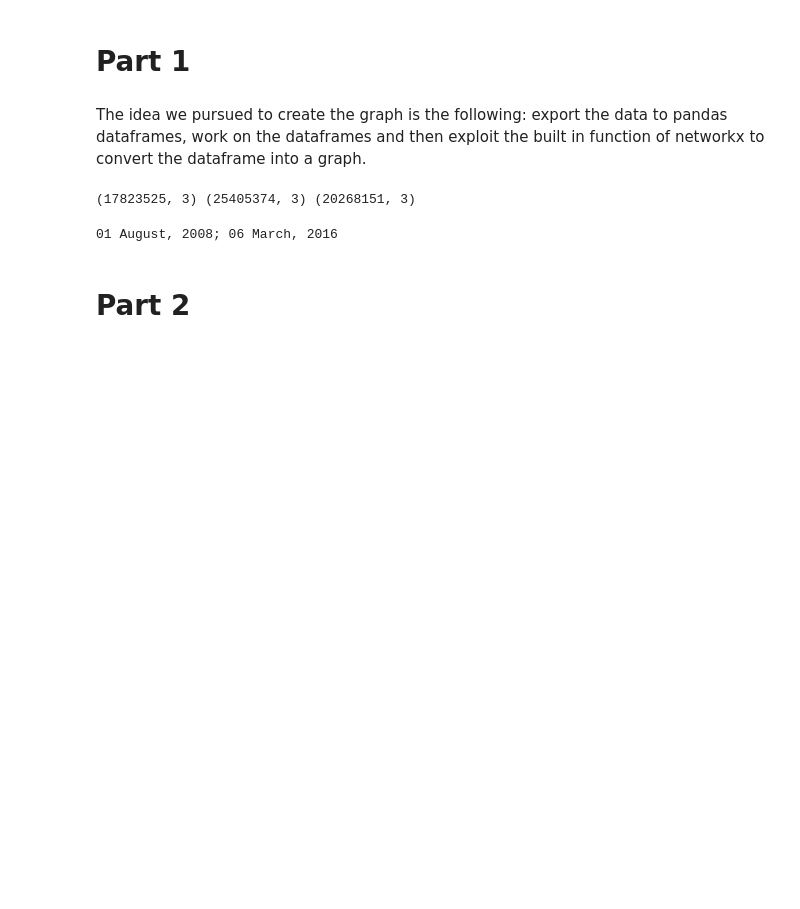
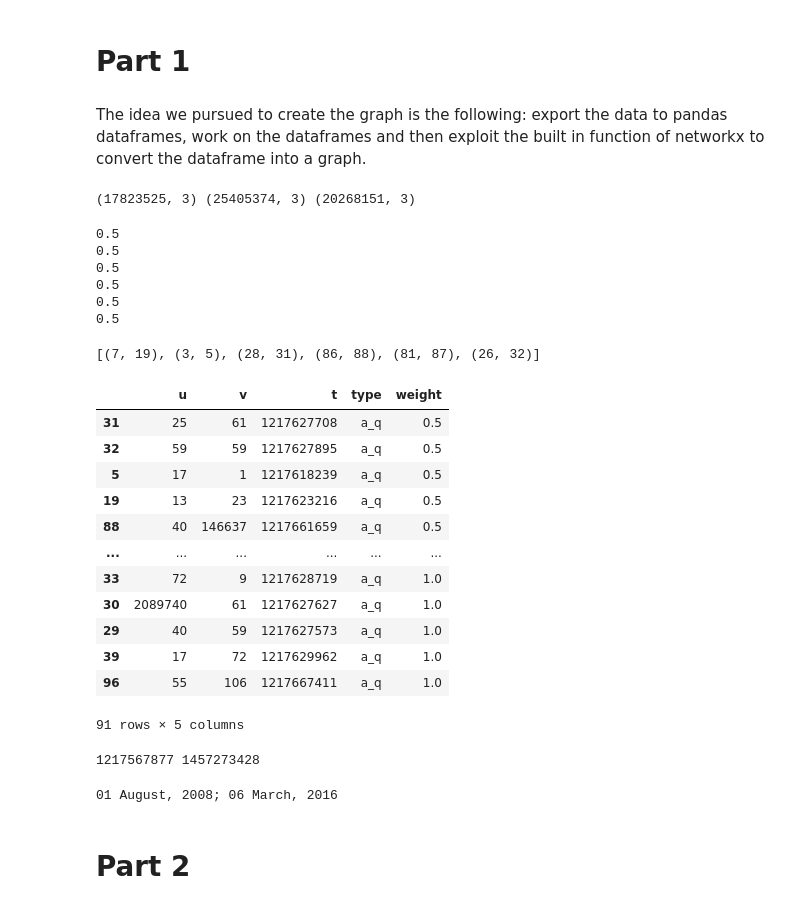
Before and after one commit to SimonePip/ADM-HW5, a Jupyter notebook: main_2.ipynb, the cells around one changed output. Drawn from its saved outputs; the diff is of its cells as text; code cells hidden in the pictures; blank space fills up the shorter version.

```diff
--- a/main_2.ipynb
+++ b/main_2.ipynb
@@ -33,9 +33,9 @@ c_a['type'] = 'c_a'
 c_q['type'] = 'c_q'
 
 #add weights column initial value of 1
-a_q['weight'] = 1
-c_a['weight'] = 1
-c_q['weight'] = 1
+a_q['weight'] = 1.
+c_a['weight'] = 1.
+c_q['weight'] = 1.
 
 #sort by time
 a_q=a_q.sort_values('t')
@@ -84,6 +84,52 @@ def create_graph(data1,time_window,self_loops=0): #given a pd dataframe clean va
     #convert the dataframe into a multi directed graph with attributes of edges being: last time of interaction, type of interaction and weight of interaction
     G = nx.from_pandas_edgelist(data1, 'u', 'v', ['t', 'type', 'weight'], create_using = nx.MultiDiGraph())
     return G
+# %%
+data1 = a_q[a_q['t'].between(m, m+100000)]
+
+#assign weight --> 1 for every edge ,+1 every time u,v (interact)
+#also remove multiple links bewtween 2 nodes and leave one that has weight 1+#interactions between the nodes
+D = data1[['u','v']]
+D = D[D.duplicated(keep=False)]
+D = D.groupby(list(D)).apply(lambda x: tuple(x.index)).tolist()
+for d in D:
+    ind = list(d)
+    val = float(len(ind))
+    drop = ind[:-1]
+    data1.at[ind[-1], 'weight'] = 1./float(val)
+    print(1./float(val))
+    data1 = data1.drop(index = drop)
+# %% [output]
+0.5
+0.5
+0.5
+0.5
+0.5
+0.5
+# %%
+D
+# %% [output]
+[(7, 19), (3, 5), (28, 31), (86, 88), (81, 87), (26, 32)]
+# %%
+data1.sort_values('weight')
+# %% [output]
+|  | u | v | t | type | weight |
+| 31 | 25 | 61 | 1217627708 | a_q | 0.5 |
+| 32 | 59 | 59 | 1217627895 | a_q | 0.5 |
+| 5 | 17 | 1 | 1217618239 | a_q | 0.5 |
+| 19 | 13 | 23 | 1217623216 | a_q | 0.5 |
+| 88 | 40 | 146637 | 1217661659 | a_q | 0.5 |
+| ... | ... | ... | ... | ... | ... |
+| 33 | 72 | 9 | 1217628719 | a_q | 1.0 |
+| 30 | 2089740 | 61 | 1217627627 | a_q | 1.0 |
+| 29 | 40 | 59 | 1217627573 | a_q | 1.0 |
+| 39 | 17 | 72 | 1217629962 | a_q | 1.0 |
+| 96 | 55 | 106 | 1217667411 | a_q | 1.0 |
+91 rows × 5 columns
+# %%
+print(m, M)
+# %% [output]
+1217567877 1457273428
 # %%
 #here we get maximum and minimum timestamps of the whole data
 m = 10**(10)
```
Also changed, not shown: parts of 8 cells of this notebook.
